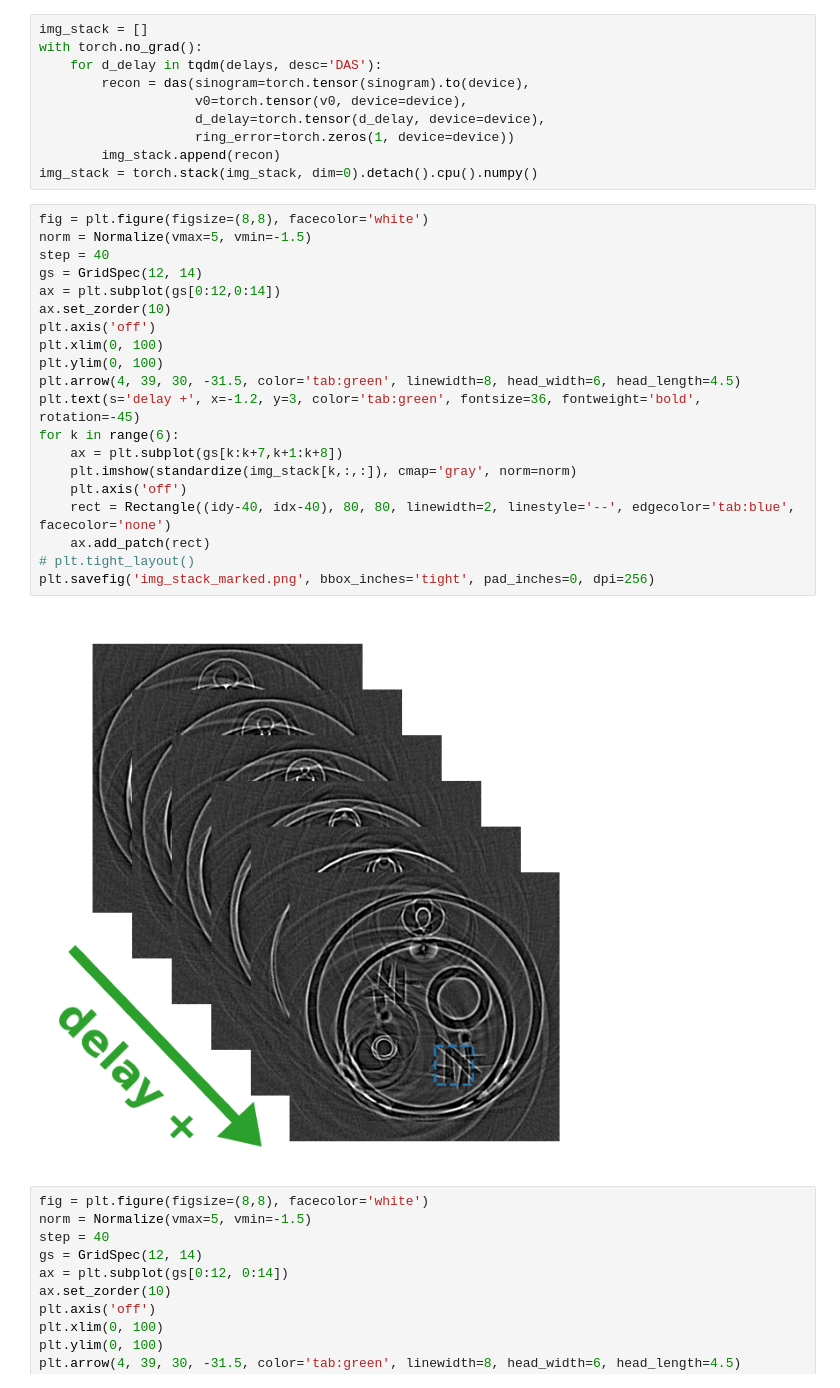
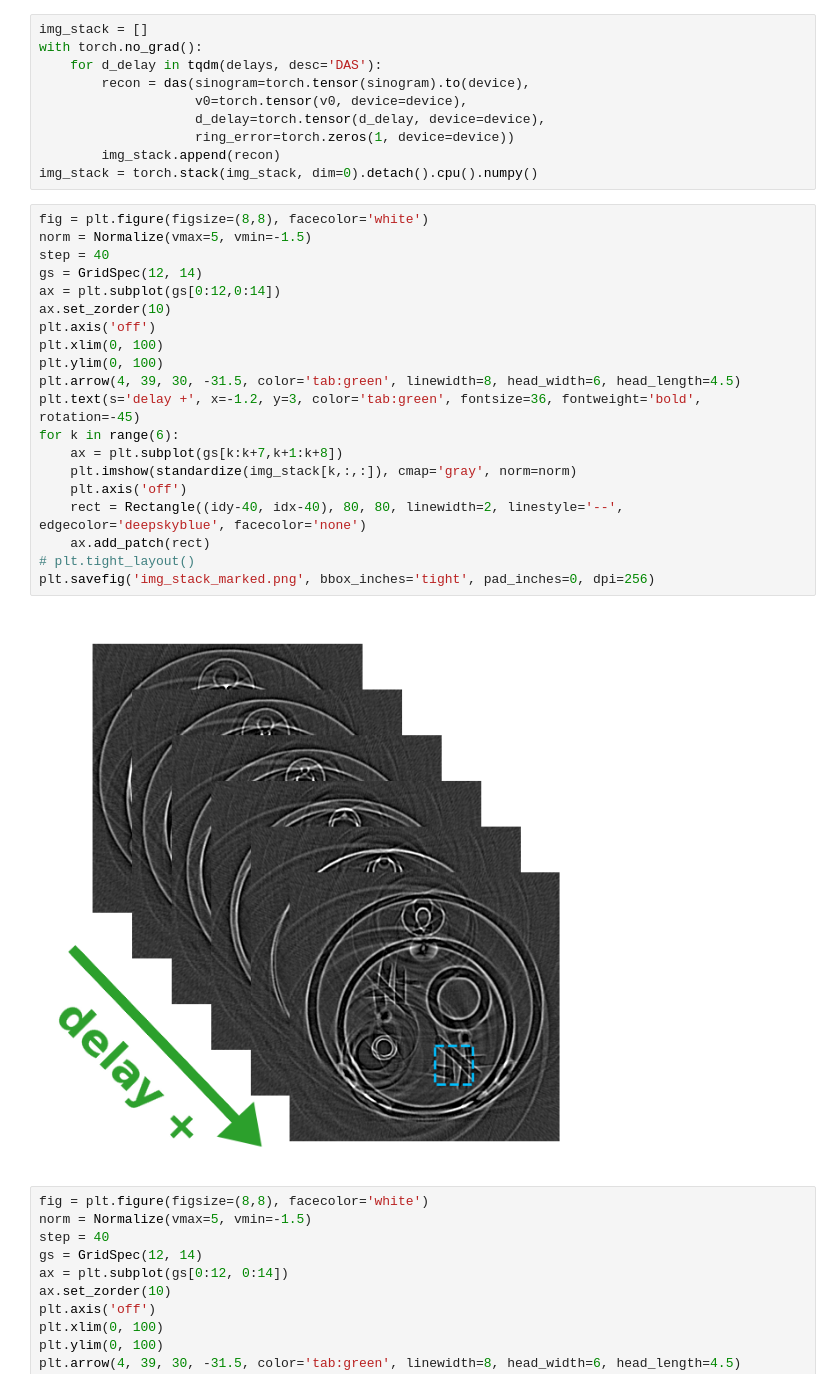
Before and after one commit to Lukeli0425/Coord-SoS-PACT, a Jupyter notebook: figures/pipeline.ipynb, the cells around one changed output. Saved outputs shown, nothing was run; the diff lists cells and outputs as text.

```diff
--- a/figures/pipeline.ipynb
+++ b/figures/pipeline.ipynb
@@ -84,25 +84,25 @@ img_stack = torch.stack(img_stack, dim=0).detach().cpu().numpy()
 # %%
 fig = plt.figure(figsize=(8,8), facecolor='white')
 norm = Normalize(vmax=5, vmin=-1.5)
 step = 40
 gs = GridSpec(12, 14)
 ax = plt.subplot(gs[0:12,0:14])
 ax.set_zorder(10)
 plt.axis('off')
 plt.xlim(0, 100)
 plt.ylim(0, 100)
 plt.arrow(4, 39, 30, -31.5, color='tab:green', linewidth=8, head_width=6, head_length=4.5)
 plt.text(s='delay +', x=-1.2, y=3, color='tab:green', fontsize=36, fontweight='bold', rotation=-45)
 for k in range(6):
     ax = plt.subplot(gs[k:k+7,k+1:k+8])
     plt.imshow(standardize(img_stack[k,:,:]), cmap='gray', norm=norm)
     plt.axis('off')
-    rect = Rectangle((idy-40, idx-40), 80, 80, linewidth=2, linestyle='--', edgecolor='tab:blue', facecolor='none')
+    rect = Rectangle((idy-40, idx-40), 80, 80, linewidth=2, linestyle='--', edgecolor='deepskyblue', facecolor='none')
     ax.add_patch(rect)
 # plt.tight_layout()
 plt.savefig('img_stack_marked.png', bbox_inches='tight', pad_inches=0, dpi=256)
 # %% [output]
-[figure, old version]
+[figure, new version]
 # %%
 fig = plt.figure(figsize=(8,8), facecolor='white')
 norm = Normalize(vmax=5, vmin=-1.5)
```
Also changed, not shown: parts of 1 cell of this notebook, 2 other files.
